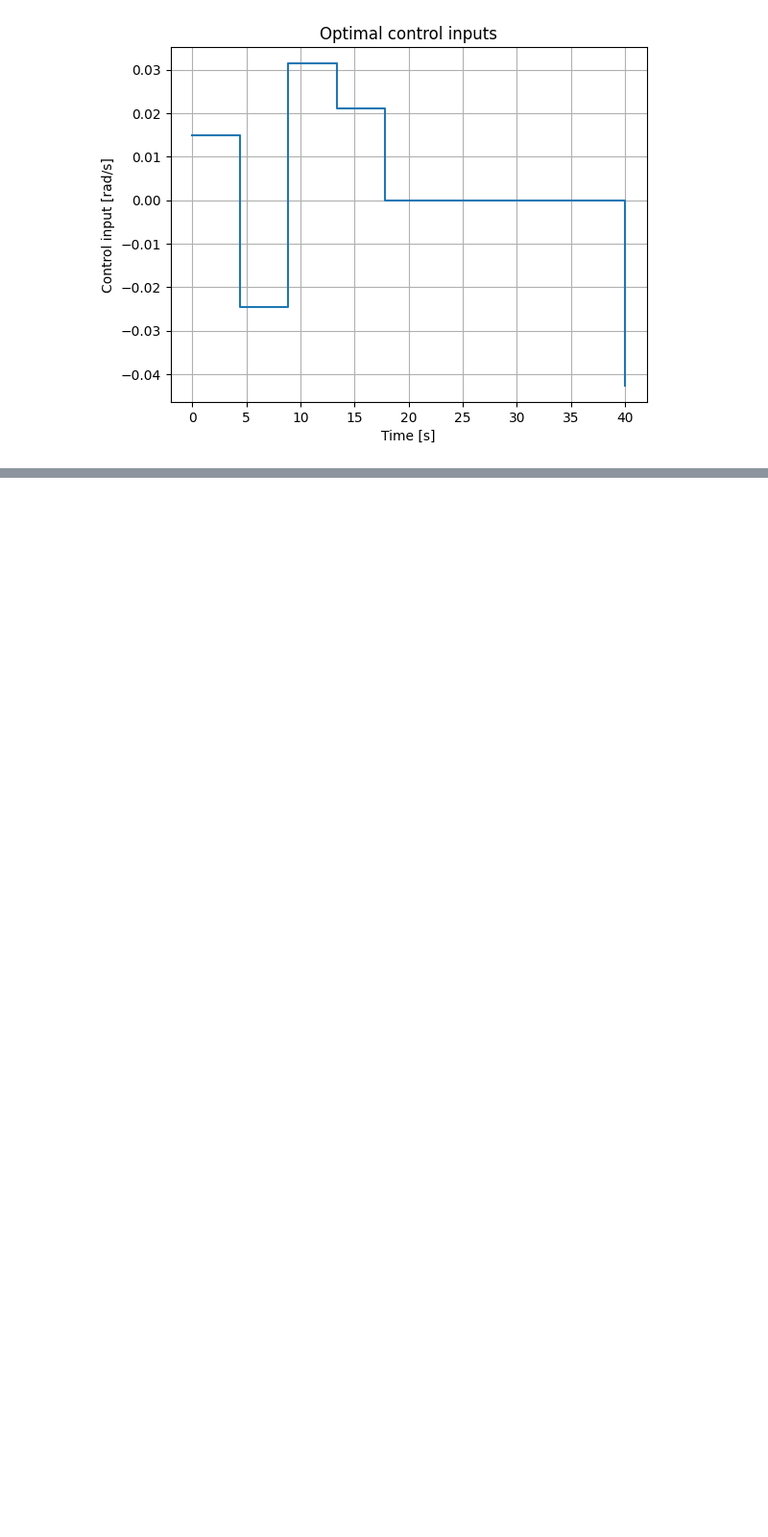
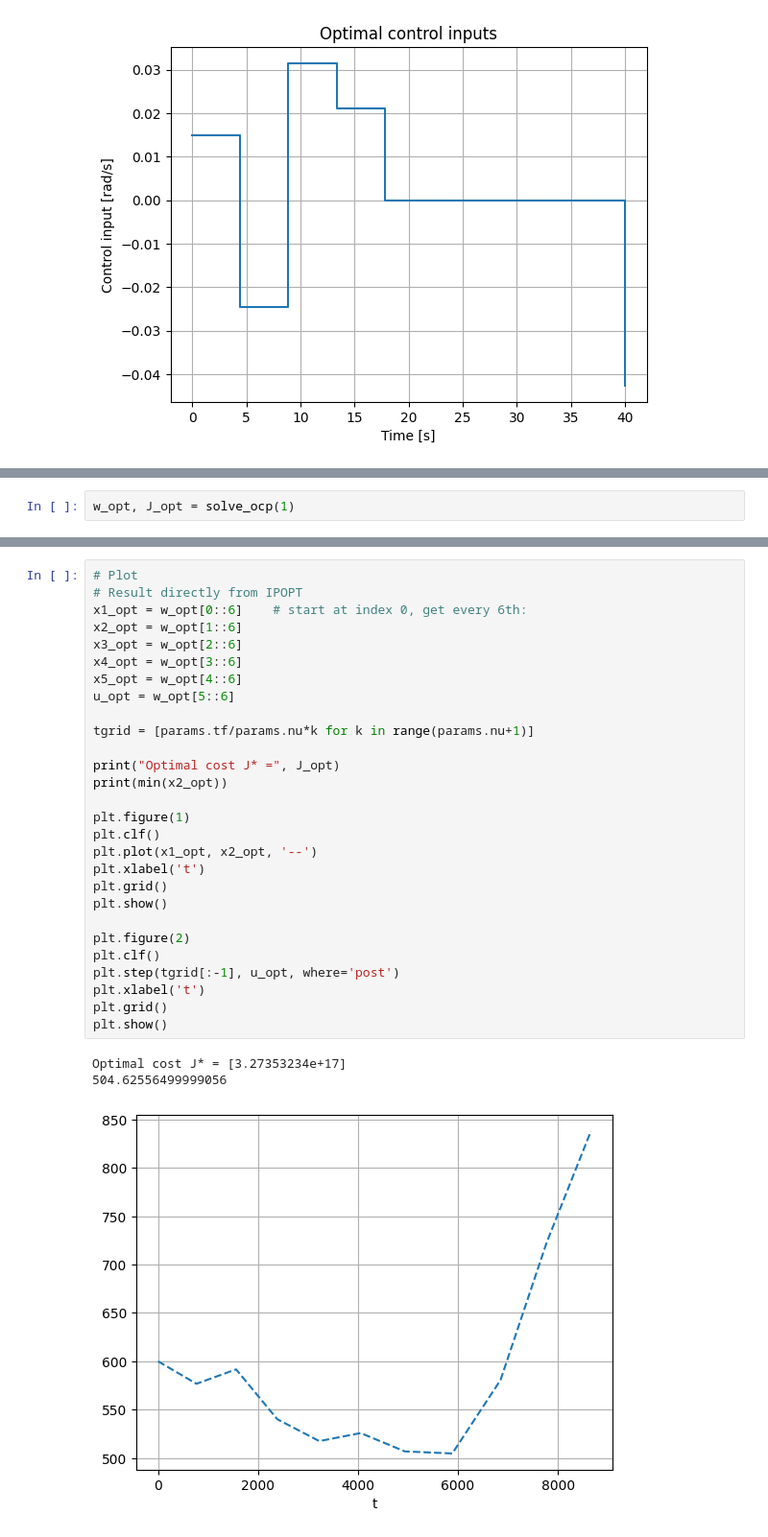
Before and after one commit to MrGoomb0/case_studies_s3, a Jupyter notebook: 2D model.ipynb, the cells around one changed output, grey strips where cells are left out. Shown: that part at 96% size. Drawn from its saved outputs; the diff is of its cells as text; blank space fills up the shorter version.

```diff
--- a/2D model.ipynb
+++ b/2D model.ipynb
@@ -664,0 +895,2 @@ Minimum altitude: 483.44759801204356
+# %%
+w_opt, J_opt = solve_ocp(1)
@@ -664,0 +915,32 @@ Minimum altitude: 483.44759801204356
+# %%
+# Plot
+# Result directly from IPOPT
+x1_opt = w_opt[0::6]    # start at index 0, get every 6th:
+x2_opt = w_opt[1::6]
+x3_opt = w_opt[2::6]
+x4_opt = w_opt[3::6]
+x5_opt = w_opt[4::6]
+u_opt = w_opt[5::6]
+
+tgrid = [params.tf/params.nu*k for k in range(params.nu+1)]
+
+print("Optimal cost J* =", J_opt)
+print(min(x2_opt))
+
+plt.figure(1)
+plt.clf()
+plt.plot(x1_opt, x2_opt, '--')
+plt.xlabel('t')
+plt.grid()
+plt.show()
+
+plt.figure(2)
+plt.clf()
+plt.step(tgrid[:-1], u_opt, where='post')
+plt.xlabel('t')
+plt.grid()
+plt.show()
+# %% [output]
+Optimal cost J* = [3.27353234e+17]
+504.62556499999056
+[figure, added]
```
Also changed, not shown: parts of 7 cells of this notebook.
